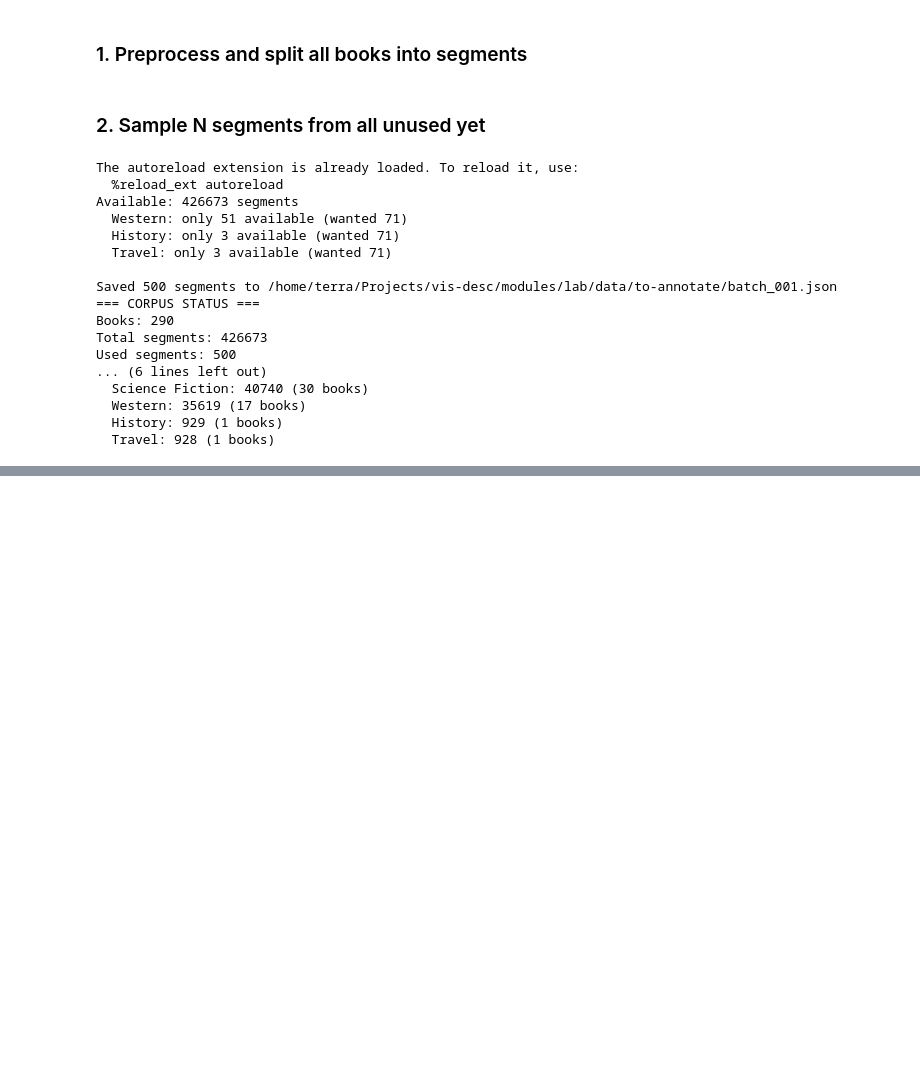
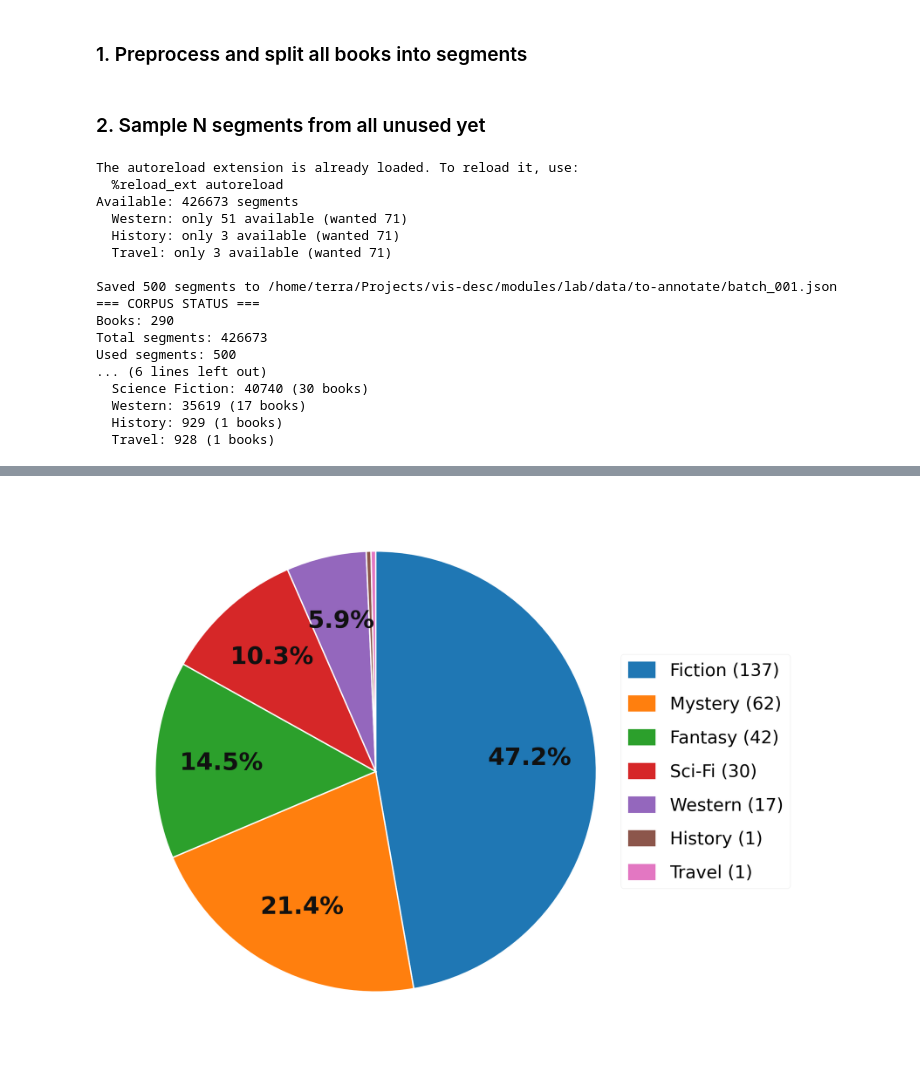
Before and after one commit to itzTerra/vis-desc, a Jupyter notebook: modules/lab/src/dataset_small/segment_sampling.ipynb, the cells around one changed output, grey strips where cells are left out. Cells and saved outputs as stored; diff of their text form; code cells hidden in the pictures; blank space fills up the shorter version.

```diff
--- a/modules/lab/src/dataset_small/segment_sampling.ipynb
+++ b/modules/lab/src/dataset_small/segment_sampling.ipynb
@@ -65,3 +65,89 @@ Used segments: 500
   Western: 35619 (17 books)
   History: 929 (1 books)
   Travel: 928 (1 books)
+# %%
+import json
+import collections
+from pathlib import Path
+import matplotlib.pyplot as plt
+from utils import BOOK_META_DIR, DATA_DIR
+
+genre_counts = collections.Counter()
+for meta_file in BOOK_META_DIR.glob("*.json"):
+    try:
+        with open(meta_file, "r", encoding="utf-8") as f:
+            data = json.load(f)
+        g = data.get("genre") or "Unknown"
+        if isinstance(g, str):
+            g = g.strip() or "Unknown"
+        else:
+            g = "Unknown"
+        if g.lower() == "science fiction":
+            g = "Sci-Fi"
+        genre_counts[g] += 1
+    except Exception:
+        pass
+
+if not genre_counts:
+    print("No genre data found for Matplotlib chart.")
+else:
+    genres, counts = zip(*genre_counts.most_common())
+    total = sum(counts)
+    plt.rcParams.update({"font.size": 42, "axes.titlesize": 48, "legend.fontsize": 32})
+
+    fig, ax = plt.subplots(figsize=(20, 14), dpi=120)
+
+    def autopct_fmt(pct):
+        return ("%0.1f%%" % pct) if pct >= 1 else ""
+
+    wedges, texts, autotexts = ax.pie(
+        counts,
+        labels=None,  # legend instead of slice text
+        autopct=autopct_fmt,
+        startangle=90,
+        counterclock=False,
+        pctdistance=0.70,
+        textprops={"color": "#111", "fontsize": 44},
+        wedgeprops={"linewidth": 2.5, "edgecolor": "white"},
+    )
+
+    for t in autotexts:
+        t.set_fontsize(44)
+        t.set_fontweight("bold")
+
+    from matplotlib.patches import Patch
+
+    legend_patches = [
+        Patch(facecolor=w.get_facecolor(), edgecolor="white", label=f"{g} ({c})")
+        for w, g, c in zip(wedges, genres, counts)
+    ]
+
+    fig.subplots_adjust(left=0, right=0.80, top=1, bottom=0)
+
+    leg = fig.legend(
+        handles=legend_patches,
+        loc="center left",
+        bbox_to_anchor=(0.7, 0.5),
+        frameon=True,
+        title_fontsize=36,
+        borderpad=0.4,
+        labelspacing=0.9,
+        handlelength=1.6,
+        handleheight=1.1,
+    )
+    frame = leg.get_frame()
+    frame.set_alpha(0.18)
+    frame.set_edgecolor("#bcbcbc")
+    frame.set_linewidth(1.2)
+    frame.set_facecolor("#ffffff")
+
+    ax.set_aspect("equal")
+
+    pie_path = DATA_DIR / "genre_distribution.png"
+    fig.savefig(pie_path, bbox_inches="tight", pad_inches=0, transparent=True)
+    print("Saved pie to", pie_path)
+    plt.show()
+    print("Total books counted:", total)
+
+print("Done.")
+# %% [output]
@@ -67,0 +155 @@ Used segments: 500
+[figure, added]
```
Also changed, not shown: parts of 2 cells of this notebook, 4 other files.
